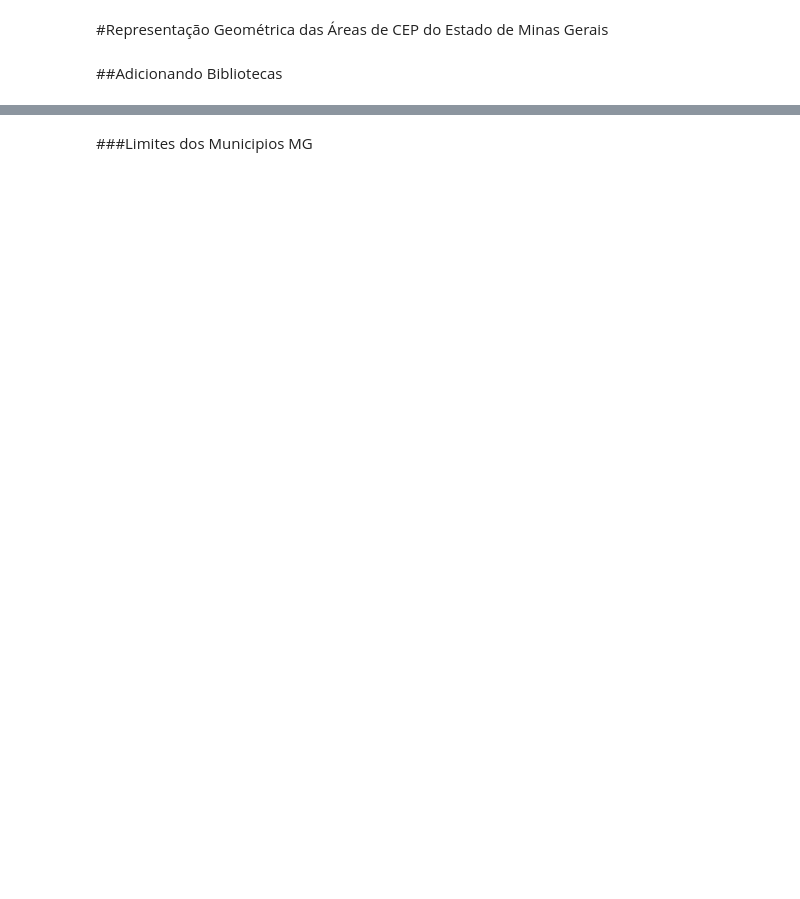
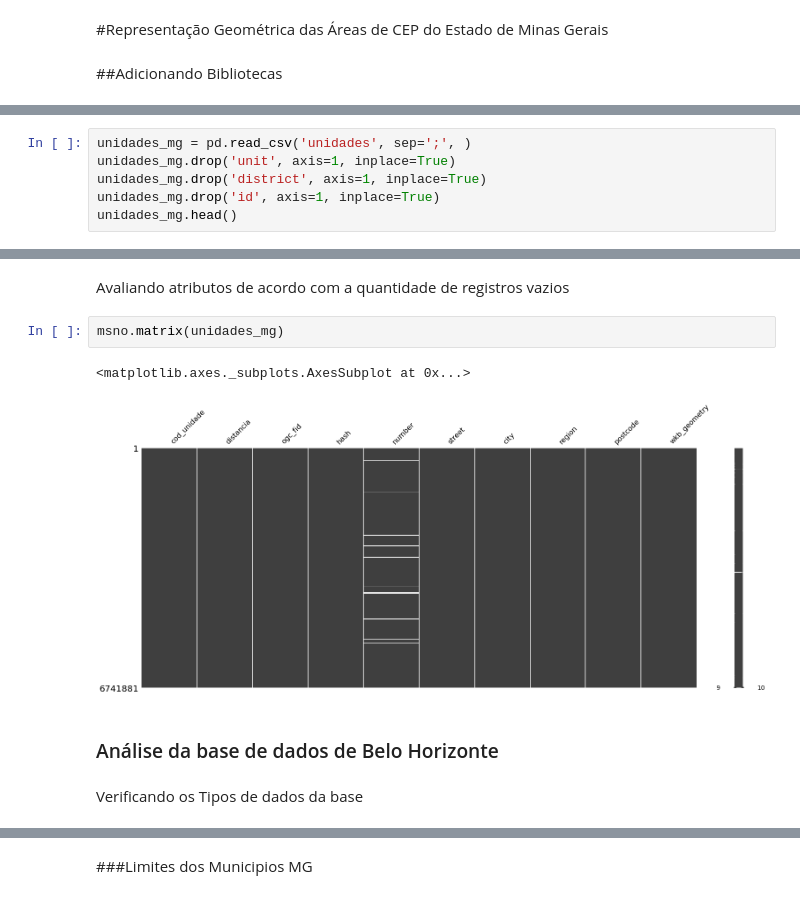
Before and after one commit to mcatrinque/areas-cep-mg, a Jupyter notebook: br_mg_ceps.ipynb, the cells around one changed output, grey strips where cells are left out. Drawn from its saved outputs; the diff is of its cells as text; blank space fills up the shorter version.

```diff
--- a/br_mg_ceps.ipynb
+++ b/br_mg_ceps.ipynb
@@ -56,0 +62,6 @@ To: /content/br_mg_poligonos_ceps.shx
+# %%
+unidades_mg = pd.read_csv('unidades', sep=';', )
+unidades_mg.drop('unit', axis=1, inplace=True)
+unidades_mg.drop('district', axis=1, inplace=True)
+unidades_mg.drop('id', axis=1, inplace=True)
+unidades_mg.head()
@@ -56,0 +118,11 @@ To: /content/br_mg_poligonos_ceps.shx
+# %% [markdown]
+Avaliando atributos de acordo com a quantidade de registros vazios
+# %%
+msno.matrix(unidades_mg)
+# %% [output]
+<matplotlib.axes._subplots.AxesSubplot at 0x...>
+[figure, added]
+# %% [markdown]
+### Análise da base de dados de Belo Horizonte
+# %% [markdown]
+Verificando os Tipos de dados da base
```
Also changed, not shown: parts of 37 cells of this notebook.
